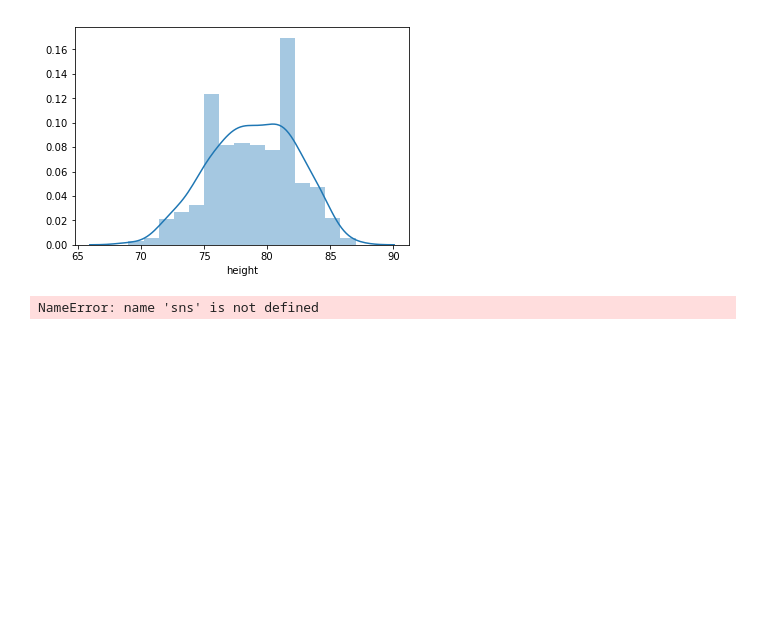
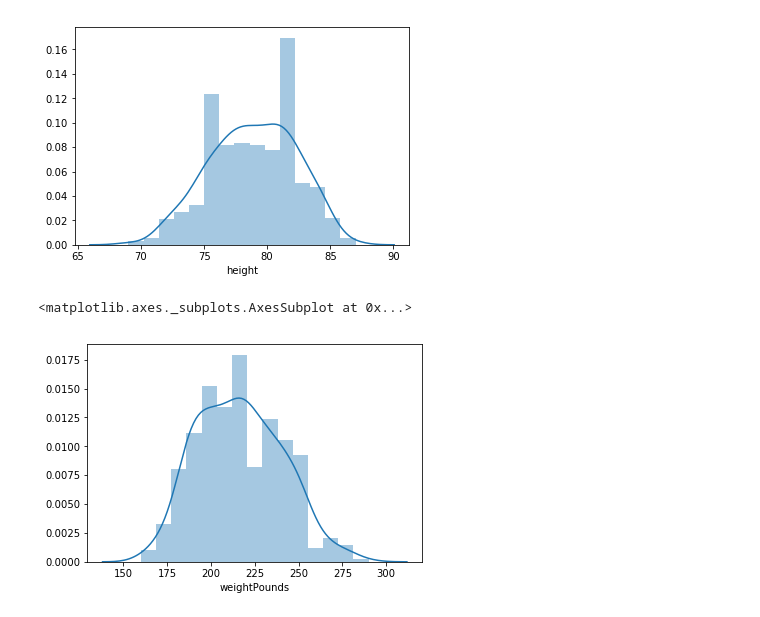
Before and after one commit to ycharm/practice_projects, a Jupyter notebook: BasketballDataExploration.ipynb, the cells around one changed output. Drawn from its saved outputs; the diff is of its cells as text; code cells hidden in the pictures; blank space fills up the shorter version.

```diff
--- a/BasketballDataExploration.ipynb
+++ b/BasketballDataExploration.ipynb
@@ -30,15 +34,8 @@ sns.distplot(players_df.height.dropna())
 <matplotlib.axes._subplots.AxesSubplot at 0x...>
 [figure]
 # %%
-df['weightPounds'] = pd.to_numeric(players_df.weightPounds)
-sns.distplot(pd.to_numeric(players_df.weightPounds).dropna())
+players_df['weightPounds'] = pd.to_numeric(players_df.weightPounds)
+sns.distplot(players_df.weightPounds.dropna())
+# %% [output]
+<matplotlib.axes._subplots.AxesSubplot at 0x...>
+[figure, added]
-# %%
-#age of current basketball players
-sns.distplot(players_df.age.dropna())
-
-
-
-
-sns.distplot(players_df.height.dropna())
-# %% [output]
-NameError: name 'sns' is not defined
```
Also changed, not shown: parts of 16 cells of this notebook.
